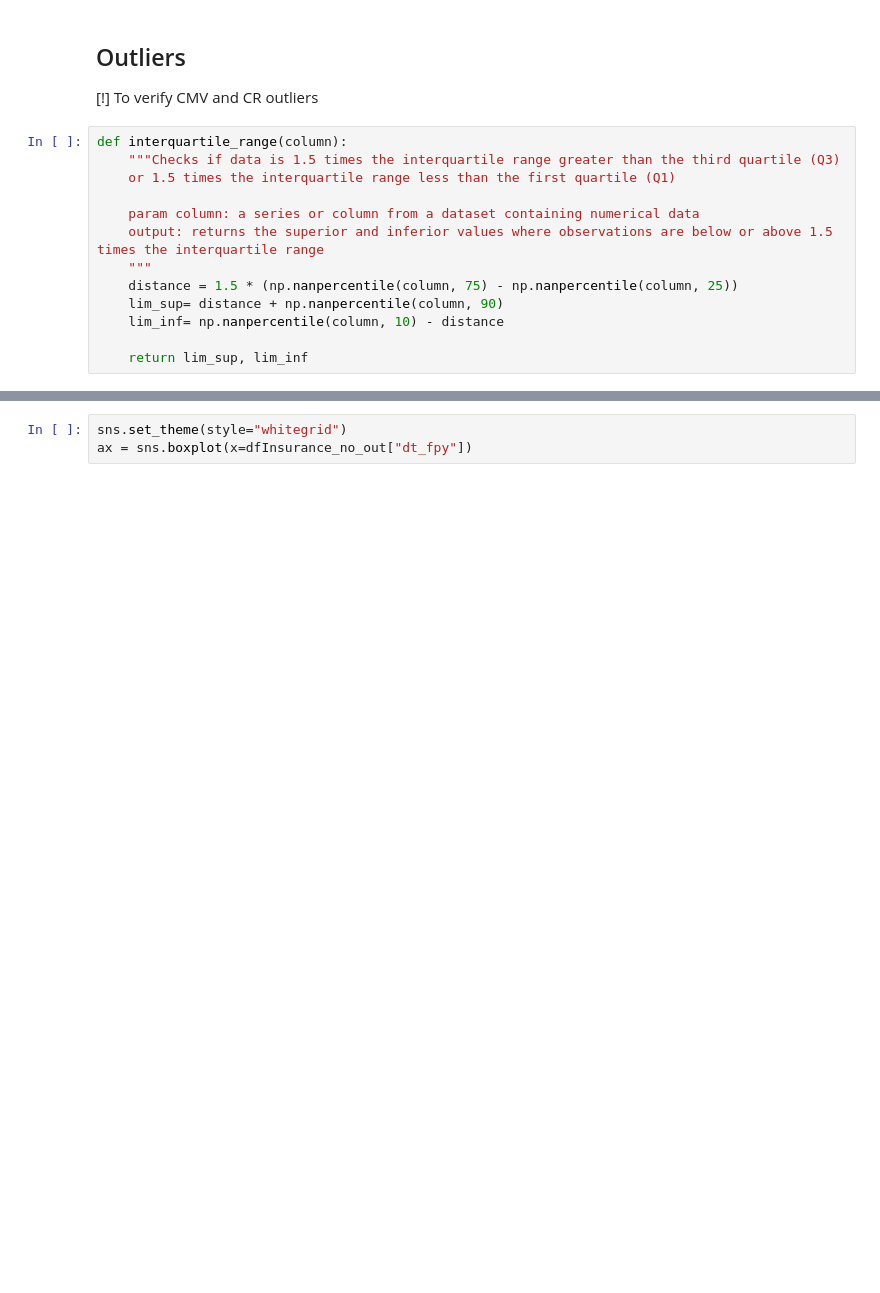
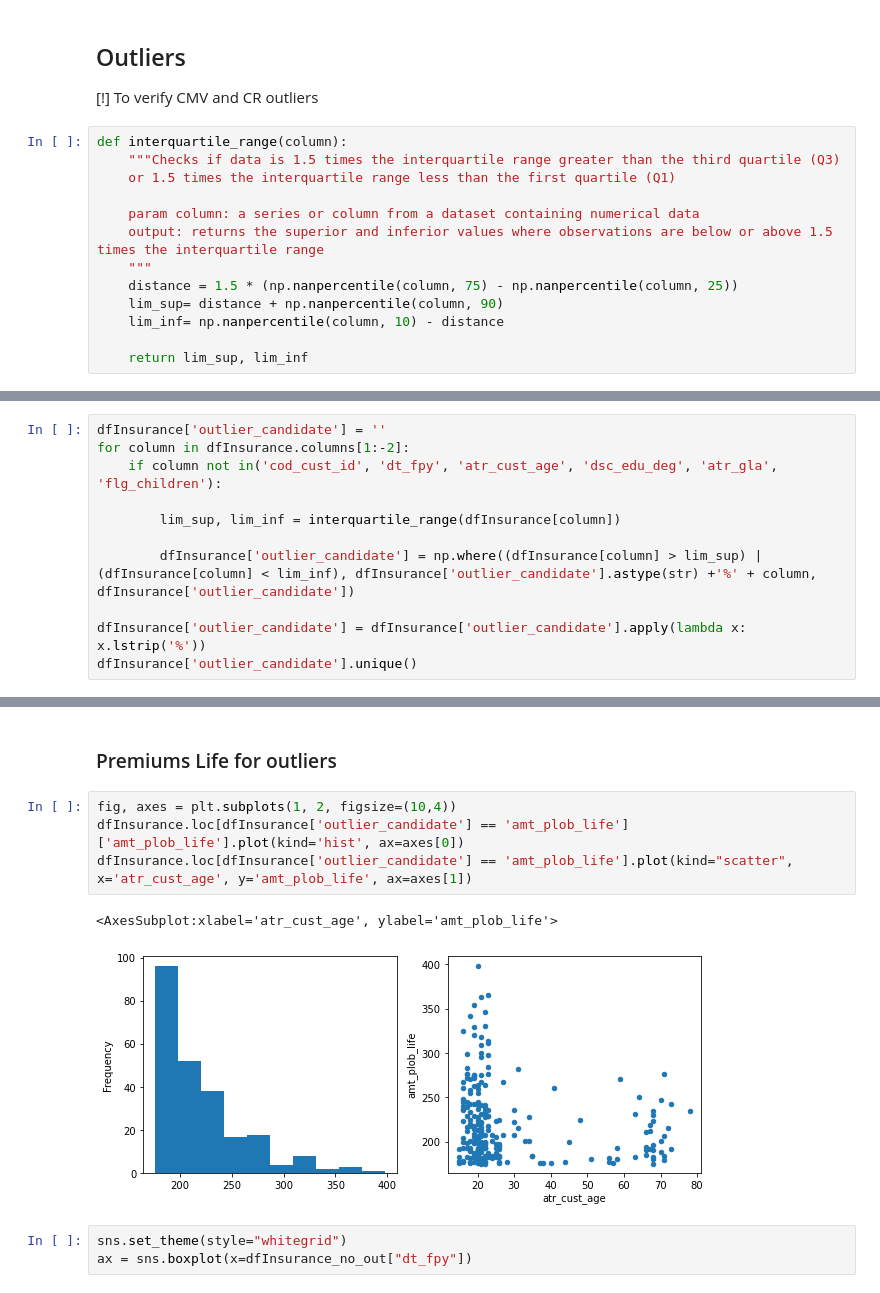
Before and after one commit to Portugapt/Closer-Challenge, a Jupyter notebook: notebook/EDA.ipynb, the cells around one changed output, grey strips where cells are left out. Drawn from its saved outputs; the diff is of its cells as text; blank space fills up the shorter version.

Commit message:
Added outlier_candidate column

```diff
--- a/notebook/EDA.ipynb
+++ b/notebook/EDA.ipynb
@@ -424,0 +406,11 @@ remove_outliers(dfInsurance_no_out, 'amt_plob_wcomp')
+# %%
+dfInsurance['outlier_candidate'] = ''
+for column in dfInsurance.columns[1:-2]:
+    if column not in('cod_cust_id', 'dt_fpy', 'atr_cust_age', 'dsc_edu_deg', 'atr_gla', 'flg_children'):
+
+        lim_sup, lim_inf = interquartile_range(dfInsurance[column])
+
+        dfInsurance['outlier_candidate'] = np.where((dfInsurance[column] > lim_sup) | (dfInsurance[column] < lim_inf), dfInsurance['outlier_candidate'].astype(str) +'%' + column, dfInsurance['outlier_candidate'])
+
+dfInsurance['outlier_candidate'] = dfInsurance['outlier_candidate'].apply(lambda x: x.lstrip('%'))
+dfInsurance['outlier_candidate'].unique()
@@ -425,3 +456,12 @@ remove_outliers(dfInsurance_no_out, 'amt_plob_wcomp')
+# %% [markdown]
+### Premiums Life for outliers
+# %%
+fig, axes = plt.subplots(1, 2, figsize=(10,4))
+dfInsurance.loc[dfInsurance['outlier_candidate'] == 'amt_plob_life']['amt_plob_life'].plot(kind='hist', ax=axes[0])
+dfInsurance.loc[dfInsurance['outlier_candidate'] == 'amt_plob_life'].plot(kind="scatter", x='atr_cust_age', y='amt_plob_life', ax=axes[1])
+# %% [output]
+<AxesSubplot:xlabel='atr_cust_age', ylabel='amt_plob_life'>
+[figure, added]
 # %%
 sns.set_theme(style="whitegrid")
 ax = sns.boxplot(x=dfInsurance_no_out["dt_fpy"])
```
Also changed, not shown: parts of 8 cells of this notebook.
